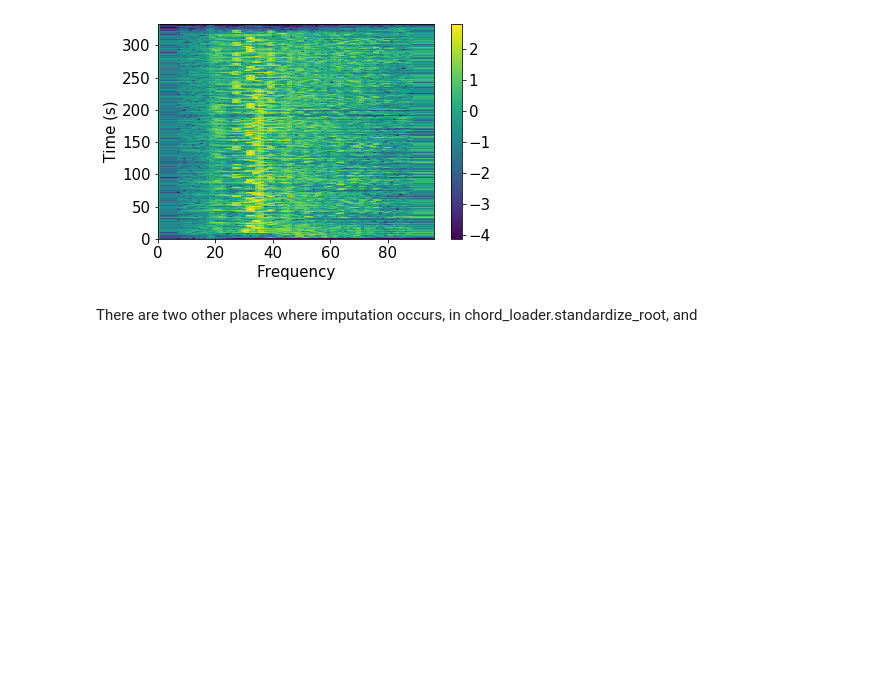
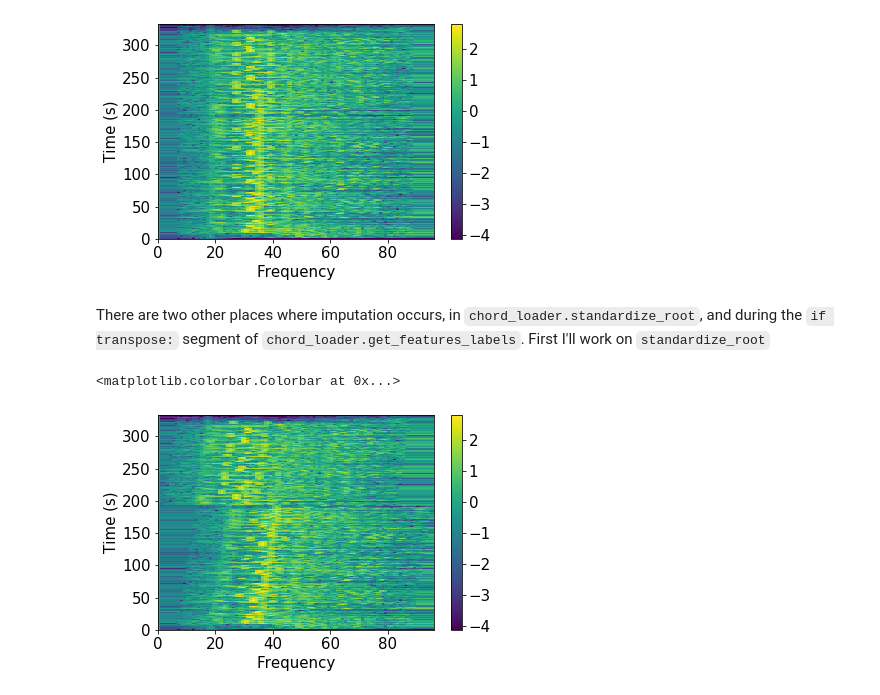
Before and after one commit to tristanlmiller/auto-guitar-tabs, a Jupyter notebook: Post-Insight Refactoring.ipynb, the cells around one changed output. Cells and saved outputs as stored; diff of their text form; code cells hidden in the pictures; blank space fills up the shorter version.

Commit message:
fix imputation in root standardization

```diff
--- a/Post-Insight Refactoring.ipynb
+++ b/Post-Insight Refactoring.ipynb
@@ -142,4 +142,18 @@ plt.colorbar()
 <matplotlib.colorbar.Colorbar at 0x...>
 [figure]
 # %% [markdown]
-There are two other places where imputation occurs, in chord_loader.standardize_root, and
+There are two other places where imputation occurs, in `chord_loader.standardize_root`, and during the `if transpose:` segment of `chord_loader.get_features_labels`.  First I'll work on `standardize_root`
+# %%
+labels = np.arange(0,features.shape[0]).reshape(-1,1)
+labels = labels // (features.shape[0]/12)
+new_features, new_labels = chord_loader.standardize_root(features,labels,1)
+# %%
+plt.pcolor(new_features)
+plt.xlabel('Frequency')
+plt.ylabel('Time (s)')
+plt.rc('font', size=15)
+plt.tight_layout()
+plt.colorbar()
+# %% [output]
+<matplotlib.colorbar.Colorbar at 0x...>
+[figure, added]
```
Also changed, not shown: 1 other file.
